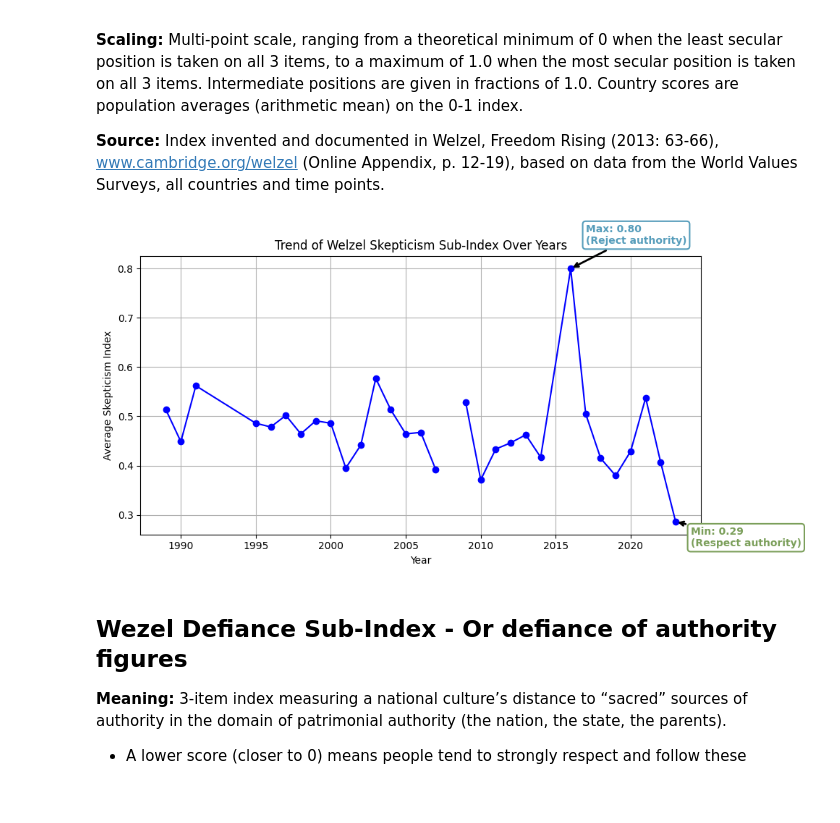
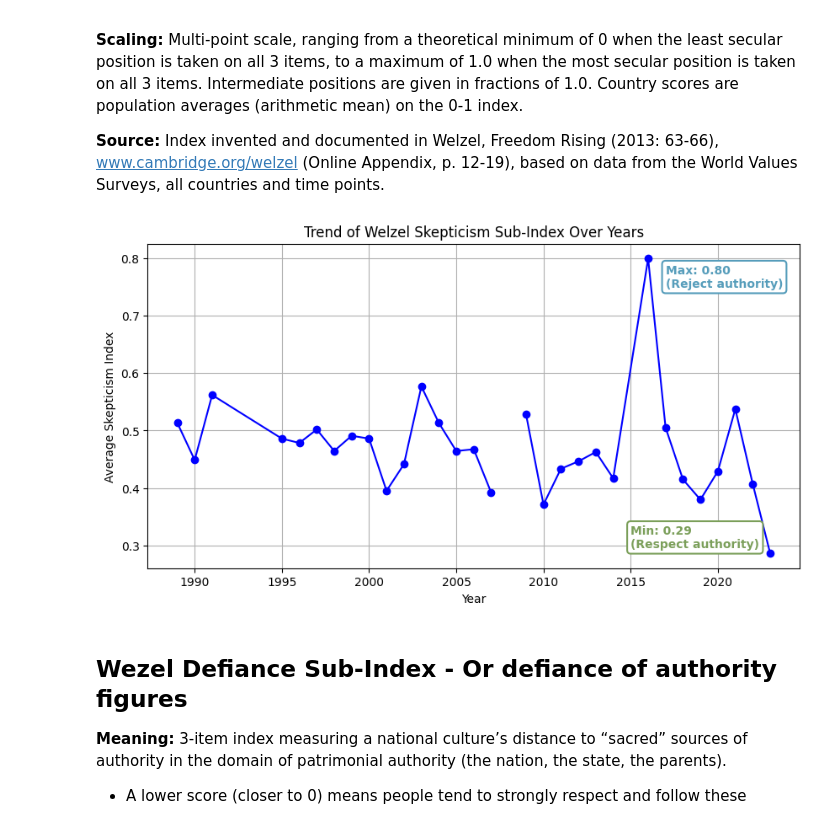
Before and after one commit to aranxaMarAm/new_misinformation_metrics, a Jupyter notebook: data_prep.ipynb, the cells around one changed output. Saved outputs shown, nothing was run; the diff lists cells and outputs as text; code cells hidden in the pictures; blank space fills up the shorter version.

```diff
--- a/data_prep.ipynb
+++ b/data_prep.ipynb
@@ -46,0 +49,31 @@ df_wvs = df_wvs[df_wvs["S020"] > 1984]
+# %%
+# Relabeling of intervals
+value_labels = {
+    1: "15-24",
+    2: "25-34",
+    3: "35-44",
+    4: "45-54",
+    5: "55-64",
+    6: "65 and more years",
+    -1: "Don't know",
+    -2: "No answer",
+    -4: "Not asked",
+    -5: "Other missing; Multiple answers Mail (EVS)"
+}
+
+# Replace the values with the labels
+df_wvs["X003R"] = df_wvs["X003R"].replace(value_labels)
+
+# Drop missing values for X003R (including labels -1, -2, -4, -5)
+df_wvs_clean = df_wvs[~df_wvs["X003R"].isin(["Don't know", "No answer", "Not asked", "Other missing; Multiple answers Mail (EVS)"])]
+
+# Plot the distribution of Age Intervals (X003R) over time (1989-2023)
+df_wvs_clean["X003R"].value_counts().sort_index().plot(kind='bar', figsize=(10, 6))
+
+# Adding labels and title
+plt.title("Age Distribution Over Time (1989-2023)")
+plt.xlabel("Age Groups")
+plt.ylabel("Frequency")
+plt.xticks(rotation=45)
+plt.grid(True)
+plt.show()
@@ -129,38 +164,36 @@ print(yearly_stats)
 yearly_avg = df_wvs.groupby("S020")["Y014"].mean()
 
 # Identify the years with the highest and lowest values
 max_year = yearly_avg.idxmax()  # Year with the highest value
 min_year = yearly_avg.idxmin()  # Year with the lowest value
 
 max_value = yearly_avg.max()  # Highest value of the Skepticism Index
 min_value = yearly_avg.min()  # Lowest value of the Skepticism Index
 
 # Plot
 plt.figure(figsize=(10, 5))
 plt.plot(yearly_avg.index, yearly_avg.values, marker='o', linestyle='-', color='b')
 plt.xlabel("Year")
 plt.ylabel("Average Skepticism Index")
 plt.title("Trend of Welzel Skepticism Sub-Index Over Years")
 plt.grid(True)
 
 # Add labels with styled text boxes for the highest and lowest points
 plt.annotate(f"Max: {max_value:.2f}\n(Reject authority)",
              xy=(max_year, max_value),
-             xytext=(max_year + 1, max_value + 0.05),  # Adjust text position
-             arrowprops=dict(facecolor='red', arrowstyle="->", lw=2),  # Fancy arrow
+             xytext=(max_year + 1, max_value - 0.05),  # Adjust text position
              bbox=dict(facecolor='white', edgecolor='#569dbb', boxstyle="round,pad=0.3", lw=1.5),
              fontsize=10, color='#569dbb', fontweight='bold')
 
 plt.annotate(f"Min: {min_value:.2f}\n(Respect authority)",
              xy=(min_year, min_value),
-             xytext=(min_year + 1, min_value - 0.05),  # Adjust text position
-             arrowprops=dict(facecolor='#7b9f5a', arrowstyle="->", lw=2),  # Fancy arrow
+             xytext=(min_year -8, min_value + 0.01),  # Adjust text position
              bbox=dict(facecolor='white', edgecolor='#7b9f5a', boxstyle="round,pad=0.3", lw=1.5),
              fontsize=10, color='#7b9f5a', fontweight='bold')
 
 plt.show()
 # %% [output]
-[figure, old version]
+[figure, new version]
 # %% [markdown]
 ## Wezel Defiance Sub-Index - Or defiance of authority figures
 **Meaning:** 3-item index measuring a national culture’s distance to “sacred” sources of authority in the domain of patrimonial authority (the nation, the state, the parents).
```
Also changed, not shown: parts of 7 cells of this notebook.
